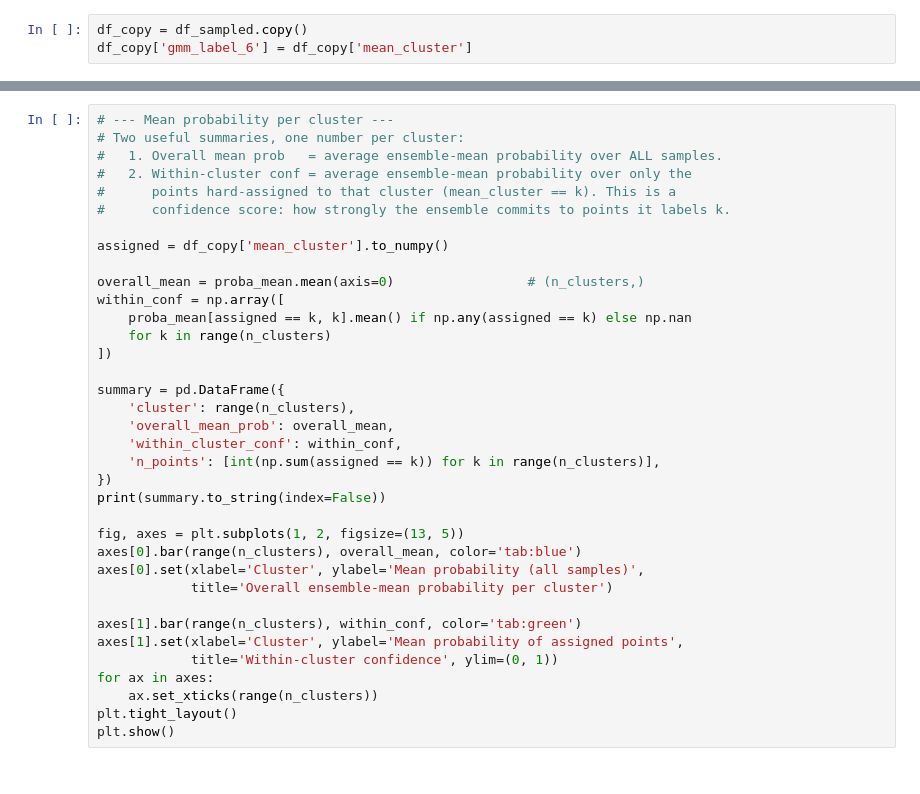
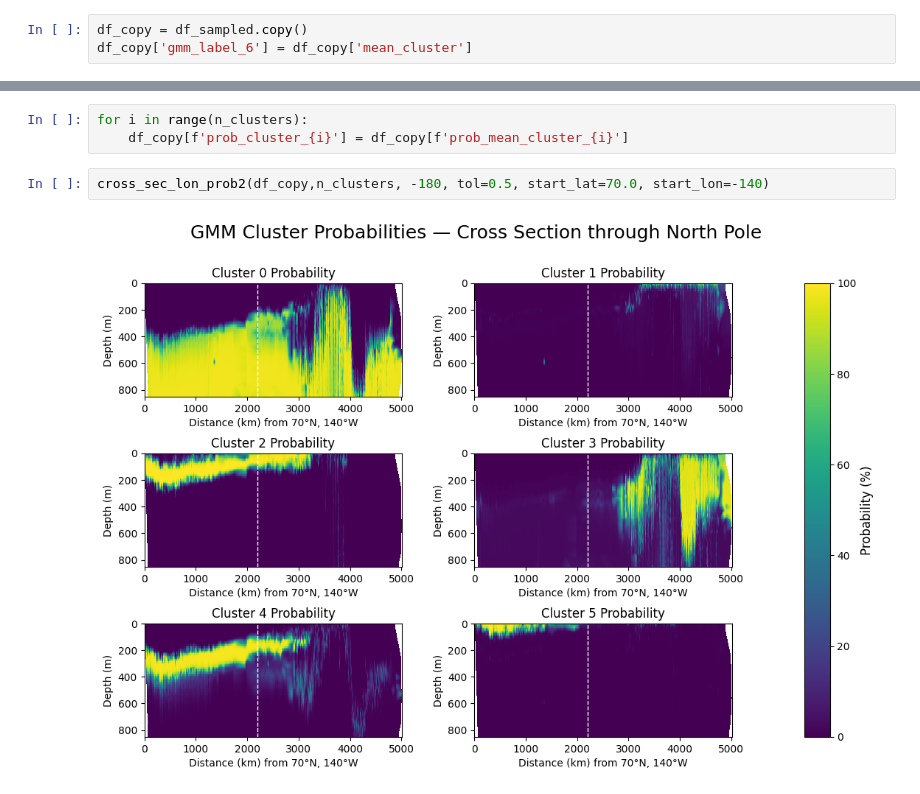
Before and after one commit to Mfdcng2/WaterMassClassification, a Jupyter notebook: Paper1/Cluster_n_sensitivity/Ensemble_100_parallel_eff.ipynb, the cells around one changed output, grey strips where cells are left out. Drawn from its saved outputs; the diff is of its cells as text.

```diff
--- a/Paper1/Cluster_n_sensitivity/Ensemble_100_parallel_eff.ipynb
+++ b/Paper1/Cluster_n_sensitivity/Ensemble_100_parallel_eff.ipynb
@@ -317,36 +321,7 @@ for j in tqdm(range(n_clusters), desc="Writing clusters", unit="cluster"):
-# %%
-# --- Mean probability per cluster ---
-# Two useful summaries, one number per cluster:
-#   1. Overall mean prob   = average ensemble-mean probability over ALL samples.
-#   2. Within-cluster conf = average ensemble-mean probability over only the
-#      points hard-assigned to that cluster (mean_cluster == k). This is a
-#      confidence score: how strongly the ensemble commits to points it labels k.
-
-assigned = df_copy['mean_cluster'].to_numpy()
-
-overall_mean = proba_mean.mean(axis=0)                 # (n_clusters,)
-within_conf = np.array([
-    proba_mean[assigned == k, k].mean() if np.any(assigned == k) else np.nan
-    for k in range(n_clusters)
-])
-
-summary = pd.DataFrame({
-    'cluster': range(n_clusters),
-    'overall_mean_prob': overall_mean,
-    'within_cluster_conf': within_conf,
-    'n_points': [int(np.sum(assigned == k)) for k in range(n_clusters)],
-})
-print(summary.to_string(index=False))
-
-fig, axes = plt.subplots(1, 2, figsize=(13, 5))
-axes[0].bar(range(n_clusters), overall_mean, color='tab:blue')
-axes[0].set(xlabel='Cluster', ylabel='Mean probability (all samples)',
-            title='Overall ensemble-mean probability per cluster')
-
-axes[1].bar(range(n_clusters), within_conf, color='tab:green')
-axes[1].set(xlabel='Cluster', ylabel='Mean probability of assigned points',
-            title='Within-cluster confidence', ylim=(0, 1))
-for ax in axes:
-    ax.set_xticks(range(n_clusters))
-plt.tight_layout()
-plt.show()
+# %%
+for i in range(n_clusters):
+    df_copy[f'prob_cluster_{i}'] = df_copy[f'prob_mean_cluster_{i}']
+# %%
+cross_sec_lon_prob2(df_copy,n_clusters, -180, tol=0.5, start_lat=70.0, start_lon=-140)
+# %% [output]
+[figure, added]
```
Also changed, not shown: parts of 12 cells of this notebook.
